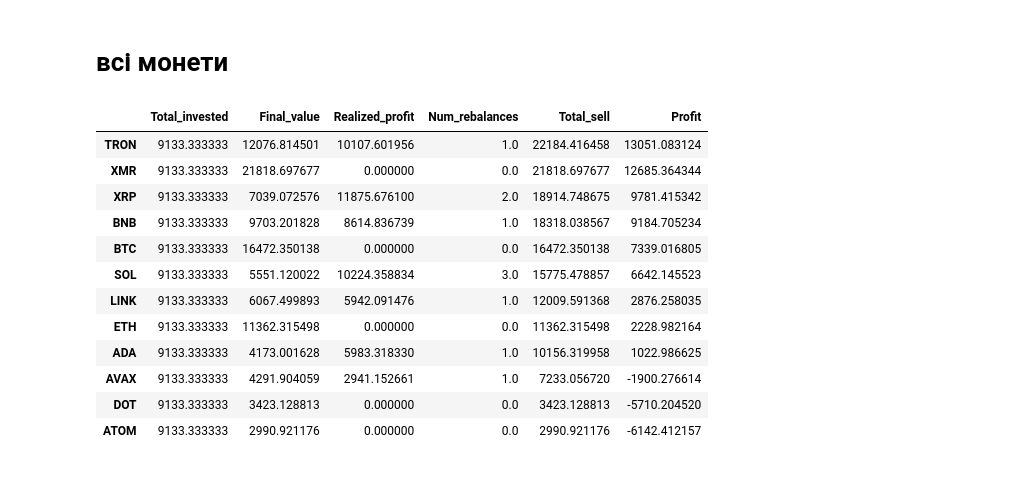
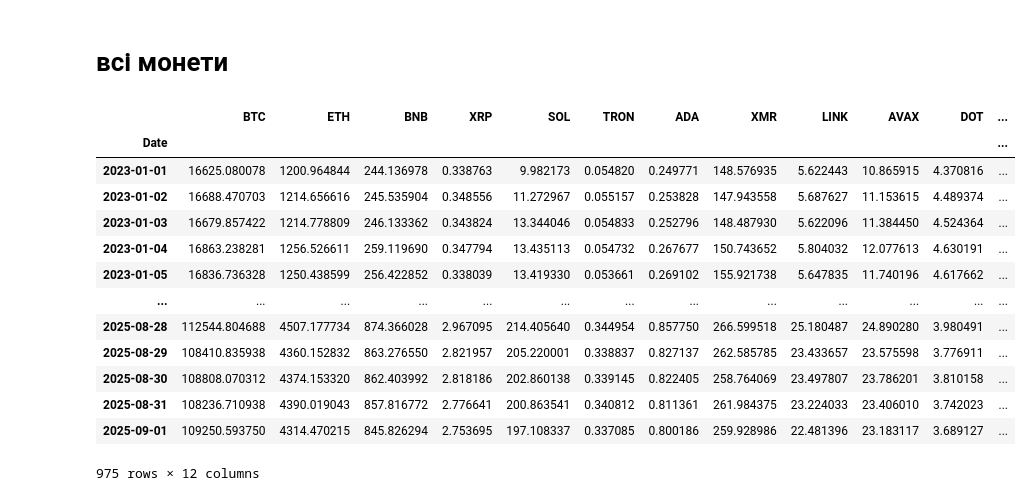
Before and after one commit to Familenko/backtest, a Jupyter notebook: test_dca.ipynb, the cells around one changed output. Drawn from its saved outputs; the diff is of its cells as text; code cells hidden in the pictures.

```diff
--- a/test_dca.ipynb
+++ b/test_dca.ipynb
@@ -92,3 +93,21 @@ dca_result
 # %% [markdown]
 # всі монети
+# %%
+df = df_origin[:"2025-09-01"].copy()
+df
+# %% [output]
+|  | BTC | ETH | BNB | XRP | SOL | TRON | ADA | XMR | LINK | AVAX | DOT | ... |
+| Date |  |  |  |  |  |  |  |  |  |  |  | ... |
+| 2023-01-01 | 16625.080078 | 1200.964844 | 244.136978 | 0.338763 | 9.982173 | 0.054820 | 0.249771 | 148.576935 | 5.622443 | 10.865915 | 4.370816 | ... |
+| 2023-01-02 | 16688.470703 | 1214.656616 | 245.535904 | 0.348556 | 11.272967 | 0.055157 | 0.253828 | 147.943558 | 5.687627 | 11.153615 | 4.489374 | ... |
+| 2023-01-03 | 16679.857422 | 1214.778809 | 246.133362 | 0.343824 | 13.344046 | 0.054833 | 0.252796 | 148.487930 | 5.622096 | 11.384450 | 4.524364 | ... |
+| 2023-01-04 | 16863.238281 | 1256.526611 | 259.119690 | 0.347794 | 13.435113 | 0.054732 | 0.267677 | 150.743652 | 5.804032 | 12.077613 | 4.630191 | ... |
+| 2023-01-05 | 16836.736328 | 1250.438599 | 256.422852 | 0.338039 | 13.419330 | 0.053661 | 0.269102 | 155.921738 | 5.647835 | 11.740196 | 4.617662 | ... |
+| ... | ... | ... | ... | ... | ... | ... | ... | ... | ... | ... | ... | ... |
+| 2025-08-28 | 112544.804688 | 4507.177734 | 874.366028 | 2.967095 | 214.405640 | 0.344954 | 0.857750 | 266.599518 | 25.180487 | 24.890280 | 3.980491 | ... |
+| 2025-08-29 | 108410.835938 | 4360.152832 | 863.276550 | 2.821957 | 205.220001 | 0.338837 | 0.827137 | 262.585785 | 23.433657 | 23.575598 | 3.776911 | ... |
+| 2025-08-30 | 108808.070312 | 4374.153320 | 862.403992 | 2.818186 | 202.860138 | 0.339145 | 0.822405 | 258.764069 | 23.497807 | 23.786201 | 3.810158 | ... |
+| 2025-08-31 | 108236.710938 | 4390.019043 | 857.816772 | 2.776641 | 200.863541 | 0.340812 | 0.811361 | 261.984375 | 23.224033 | 23.406010 | 3.742023 | ... |
+| 2025-09-01 | 109250.593750 | 4314.470215 | 845.826294 | 2.753695 | 197.108337 | 0.337085 | 0.800186 | 259.928986 | 22.481396 | 23.183117 | 3.689127 | ... |
+975 rows × 12 columns
 # %%
@@ -114,18 +140,0 @@ res = pd.DataFrame(results).T
-# %%
-res['Total_sell'] = res['Final_value'] + res['Realized_profit']
-res['Profit'] = res['Total_sell'] - res['Total_invested']
-res.sort_values('Profit', ascending=False)
-# %% [output]
-|  | Total_invested | Final_value | Realized_profit | Num_rebalances | Total_sell | Profit |
-| TRON | 9133.333333 | 12076.814501 | 10107.601956 | 1.0 | 22184.416458 | 13051.083124 |
-| XMR | 9133.333333 | 21818.697677 | 0.000000 | 0.0 | 21818.697677 | 12685.364344 |
-| XRP | 9133.333333 | 7039.072576 | 11875.676100 | 2.0 | 18914.748675 | 9781.415342 |
-| BNB | 9133.333333 | 9703.201828 | 8614.836739 | 1.0 | 18318.038567 | 9184.705234 |
-| BTC | 9133.333333 | 16472.350138 | 0.000000 | 0.0 | 16472.350138 | 7339.016805 |
-| SOL | 9133.333333 | 5551.120022 | 10224.358834 | 3.0 | 15775.478857 | 6642.145523 |
-| LINK | 9133.333333 | 6067.499893 | 5942.091476 | 1.0 | 12009.591368 | 2876.258035 |
-| ETH | 9133.333333 | 11362.315498 | 0.000000 | 0.0 | 11362.315498 | 2228.982164 |
-| ADA | 9133.333333 | 4173.001628 | 5983.318330 | 1.0 | 10156.319958 | 1022.986625 |
-| AVAX | 9133.333333 | 4291.904059 | 2941.152661 | 1.0 | 7233.056720 | -1900.276614 |
-| DOT | 9133.333333 | 3423.128813 | 0.000000 | 0.0 | 3423.128813 | -5710.204520 |
-| ATOM | 9133.333333 | 2990.921176 | 0.000000 | 0.0 | 2990.921176 | -6142.412157 |
```
Also changed, not shown: parts of 9 cells of this notebook, 3 other files.
